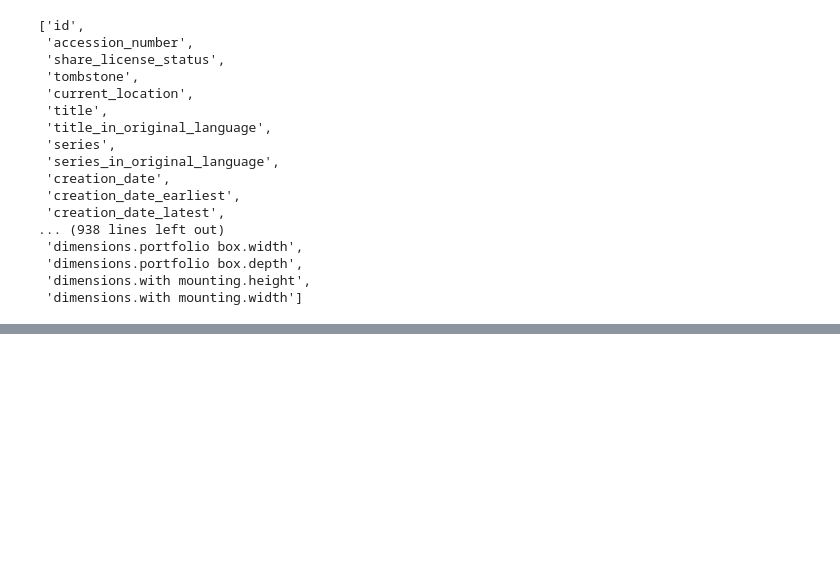
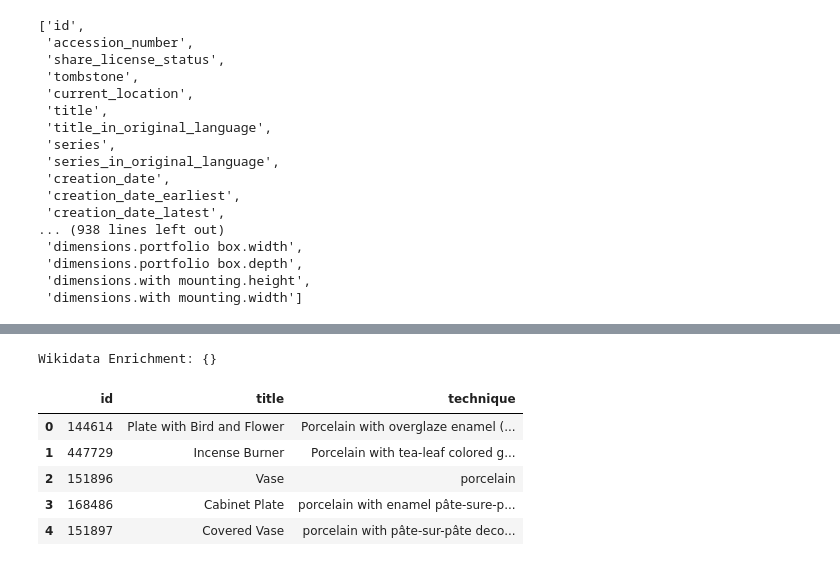
Before and after one commit to yfgann/ACTH25_project, a Jupyter notebook: class1.ipynb, the cells around one changed output, grey strips where cells are left out. Cells and saved outputs as stored; diff of their text form; code cells hidden in the pictures; blank space fills up the shorter version.

```diff
--- a/class1.ipynb
+++ b/class1.ipynb
@@ -265,0 +376,14 @@ Image URL : https://openaccess-cdn.clevelandart.org/2020.113/2020.113_web.jpg
+# %%
+enrich = cer.wikidata_enrich(sleep=0)    # 一条测试不用 sleep
+print("Wikidata Enrichment:", enrich)
+
+similar = cer.similar_artworks(limit=5, year_window=10, pause=0)
+pd.json_normalize(similar)[["id","title","technique"]]
+# %% [output]
+Wikidata Enrichment: {}
+|  | id | title | technique |
+| 0 | 144614 | Plate with Bird and Flower | Porcelain with overglaze enamel (... |
+| 1 | 447729 | Incense Burner | Porcelain with tea-leaf colored g... |
+| 2 | 151896 | Vase | porcelain |
+| 3 | 168486 | Cabinet Plate | porcelain with enamel pâte-sure-p... |
+| 4 | 151897 | Covered Vase | porcelain with pâte-sur-pâte deco... |
```
Also changed, not shown: parts of 10 cells of this notebook.
